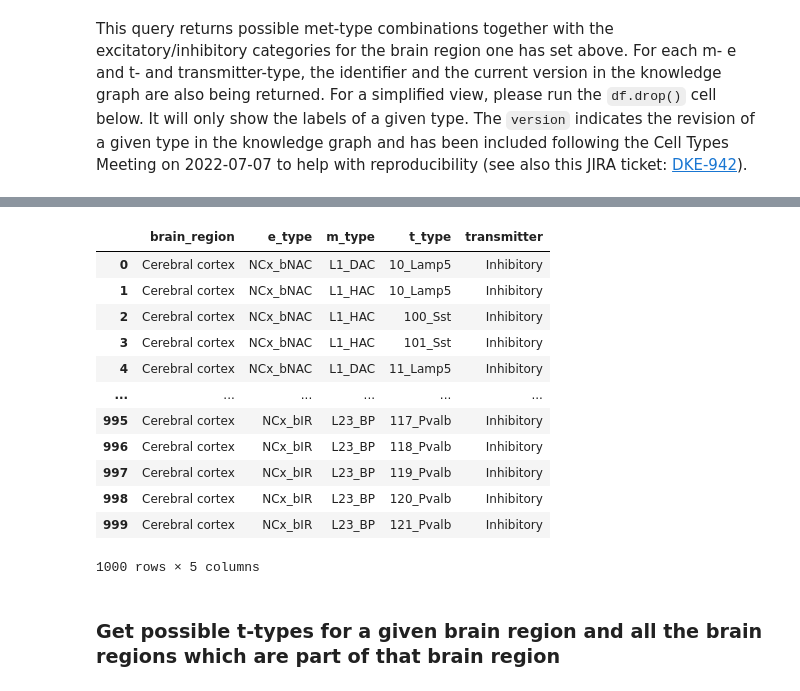
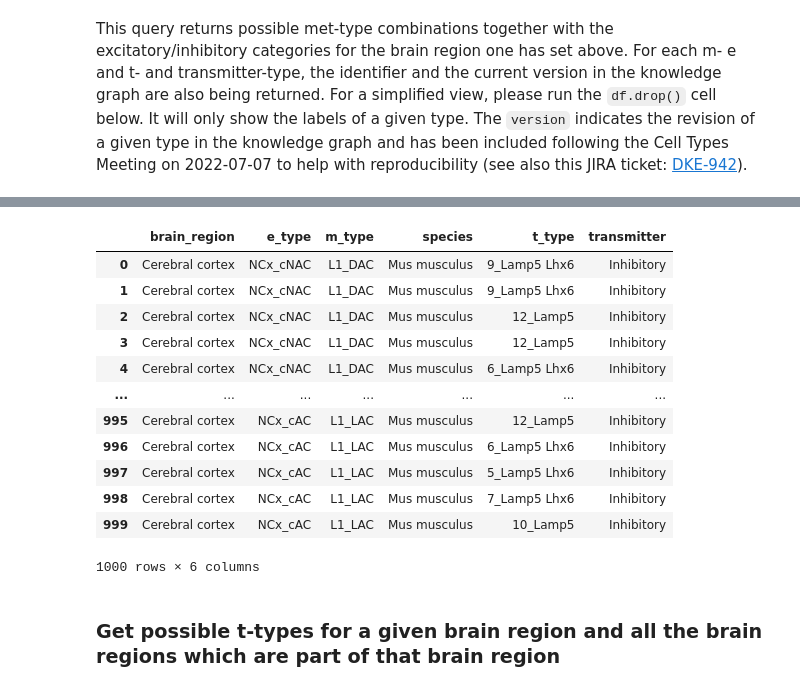
Before and after one commit to BlueBrain/brain-modeling-ontology, a Jupyter notebook: examples/notebooks/Query Cell Types Ontology.ipynb, the cells around one changed output, grey strips where cells are left out. Saved outputs shown, nothing was run; the diff lists cells and outputs as text; code cells hidden in the pictures.

Commit message:
Updated Query Cell Types Ontology notebook

```diff
--- a/examples/notebooks/Query Cell Types Ontology.ipynb
+++ b/examples/notebooks/Query Cell Types Ontology.ipynb
@@ -33,9 +35,9 @@ TOKEN = getpass.getpass()
 # %%
-forge = KnowledgeGraphForge("https://raw.githubusercontent.com/BlueBrain/nexus-forge/master/examples/notebooks/use-cases/prod-forge-nexus.yml",
+forge = KnowledgeGraphForge(# "https://raw.githubusercontent.com/BlueBrain/nexus-forge/master/examples/notebooks/use-cases/prod-forge-nexus.yml",
+                            "/Users/akkaufma/Desktop/config/prod-forge-nexus.yml",
                             token=TOKEN,
                             searchendpoints={"sparql": {"endpoint": "https://bbp.epfl.ch/neurosciencegraph/data/views/aggreg-sp/dataset"}},
-                            endpoint="https://staging.nise.bbp.epfl.ch/nexus/v1",
-
+                            # endpoint="https://staging.nise.bbp.epfl.ch/nexus/v1",
                             bucket="bbp/atlas")
 # %% [markdown]
 ## Ontologies
@@ -241,19 +262,19 @@ df.head()
 # %%
-df.drop(["brain_region_version", "e_type_id", "e_type_version", "m_type_id", "m_type_version", "t_type_id", "t_type_version", "transmitter_id", "transmitter_version"], axis=1)
+df.drop(["brain_region_version", "e_type_id", "species_version", "e_type_version", "m_type_id", "m_type_version", "t_type_id", "t_type_version", "transmitter_id", "transmitter_version"], axis=1)
 # %% [output]
-|  | brain_region | e_type | m_type | t_type | transmitter |
-| 0 | Cerebral cortex | NCx_bNAC | L1_DAC | 10_Lamp5 | Inhibitory |
-| 1 | Cerebral cortex | NCx_bNAC | L1_HAC | 10_Lamp5 | Inhibitory |
-| 2 | Cerebral cortex | NCx_bNAC | L1_HAC | 100_Sst | Inhibitory |
-| 3 | Cerebral cortex | NCx_bNAC | L1_HAC | 101_Sst | Inhibitory |
-| 4 | Cerebral cortex | NCx_bNAC | L1_DAC | 11_Lamp5 | Inhibitory |
-| ... | ... | ... | ... | ... | ... |
-| 995 | Cerebral cortex | NCx_bIR | L23_BP | 117_Pvalb | Inhibitory |
-| 996 | Cerebral cortex | NCx_bIR | L23_BP | 118_Pvalb | Inhibitory |
-| 997 | Cerebral cortex | NCx_bIR | L23_BP | 119_Pvalb | Inhibitory |
-| 998 | Cerebral cortex | NCx_bIR | L23_BP | 120_Pvalb | Inhibitory |
-| 999 | Cerebral cortex | NCx_bIR | L23_BP | 121_Pvalb | Inhibitory |
+|  | brain_region | e_type | m_type | species | t_type | transmitter |
+| 0 | Cerebral cortex | NCx_cNAC | L1_DAC | Mus musculus | 9_Lamp5 Lhx6 | Inhibitory |
+| 1 | Cerebral cortex | NCx_cNAC | L1_DAC | Mus musculus | 9_Lamp5 Lhx6 | Inhibitory |
+| 2 | Cerebral cortex | NCx_cNAC | L1_DAC | Mus musculus | 12_Lamp5 | Inhibitory |
+| 3 | Cerebral cortex | NCx_cNAC | L1_DAC | Mus musculus | 12_Lamp5 | Inhibitory |
+| 4 | Cerebral cortex | NCx_cNAC | L1_DAC | Mus musculus | 6_Lamp5 Lhx6 | Inhibitory |
+| ... | ... | ... | ... | ... | ... | ... |
+| 995 | Cerebral cortex | NCx_cAC | L1_LAC | Mus musculus | 12_Lamp5 | Inhibitory |
+| 996 | Cerebral cortex | NCx_cAC | L1_LAC | Mus musculus | 6_Lamp5 Lhx6 | Inhibitory |
+| 997 | Cerebral cortex | NCx_cAC | L1_LAC | Mus musculus | 5_Lamp5 Lhx6 | Inhibitory |
+| 998 | Cerebral cortex | NCx_cAC | L1_LAC | Mus musculus | 7_Lamp5 Lhx6 | Inhibitory |
+| 999 | Cerebral cortex | NCx_cAC | L1_LAC | Mus musculus | 10_Lamp5 | Inhibitory |
-1000 rows × 5 columns
+1000 rows × 6 columns
 # %% [markdown]
 ### Get possible t-types for a given brain region and all the brain regions which are part of that brain region
 # %% [markdown]
```
Also changed, not shown: parts of 37 cells of this notebook.
